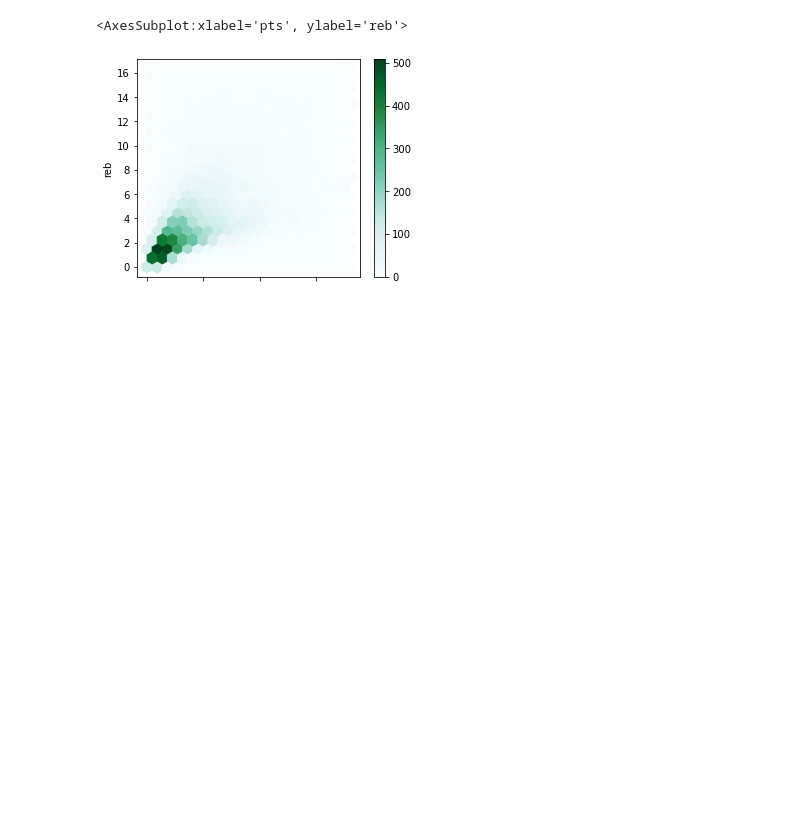
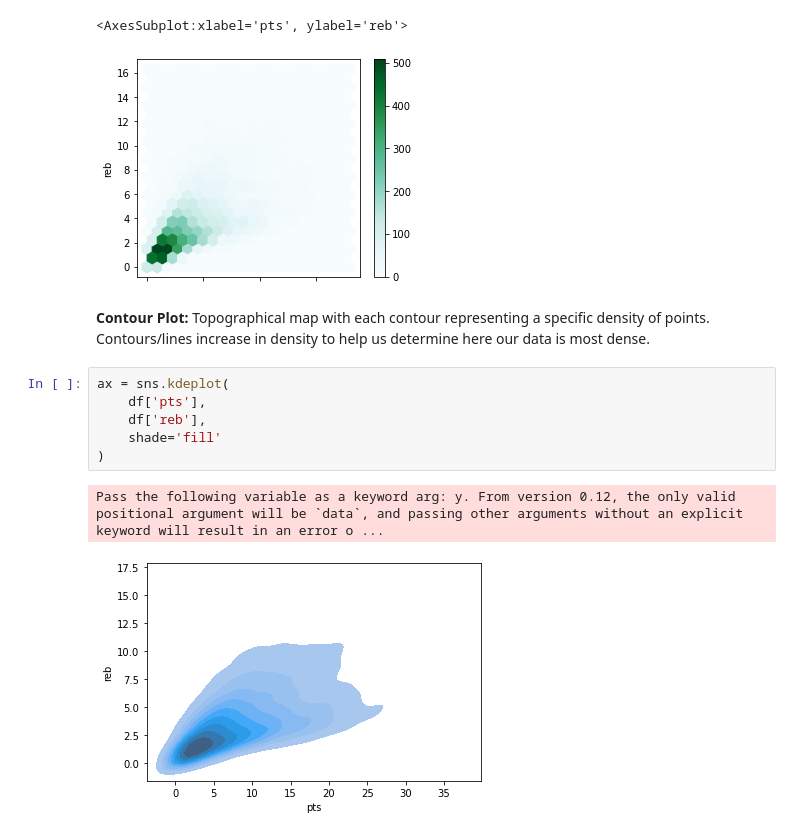
Before and after one commit to willosullivan/Practical-Statistics-for-Data-Science, a Jupyter notebook: chapter-1-exploratory-data-analysis.ipynb, the cells around one changed output. Cells and saved outputs as stored; diff of their text form; blank space fills up the shorter version.

Commit message:
heatmap

```diff
--- a/chapter-1-exploratory-data-analysis.ipynb
+++ b/chapter-1-exploratory-data-analysis.ipynb
@@ -527,3 +526,14 @@ df.plot.hexbin(x='pts', y='reb',gridsize=20, figsize=(5,4))
 # %% [output]
 <AxesSubplot:xlabel='pts', ylabel='reb'>
 [figure]
+# %% [markdown]
+**Contour Plot:** Topographical map with each contour representing a specific density of points. Contours/lines increase in density to help us determine here our data is most dense.
+# %%
+ax = sns.kdeplot(
+    df['pts'],
+    df['reb'],
+    shade='fill'
+)
+# %% [output]
+Pass the following variable as a keyword arg: y. From version 0.12, the only valid positional argument will be `data`, and passing other arguments without an explicit keyword will result in an error o ...
+[figure, added]
```
Also changed, not shown: parts of 13 cells of this notebook.
